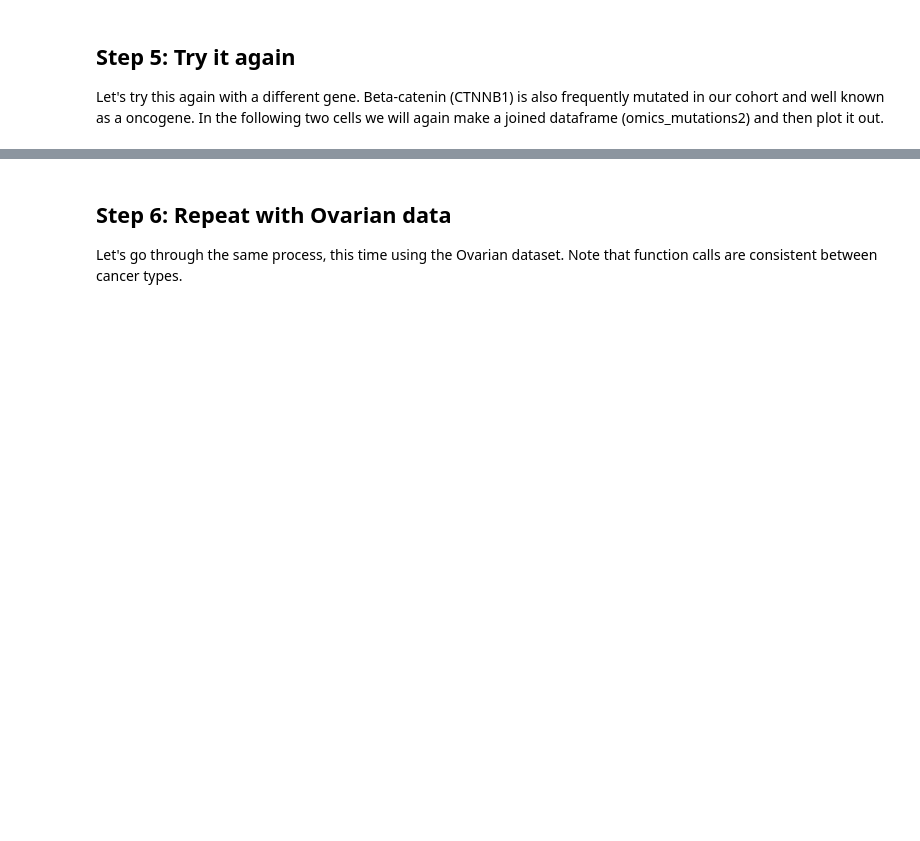
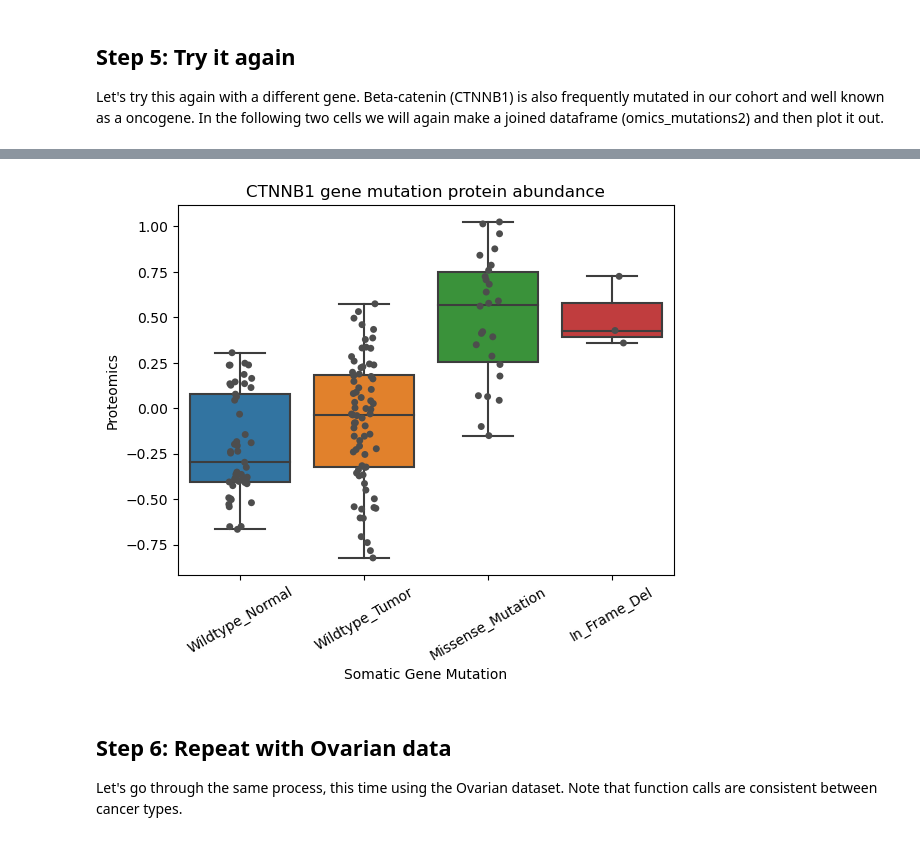
Before and after one commit to PayneLab/cptac, a Jupyter notebook: notebooks/usecase04_mutations_and_omics.ipynb, the cells around one changed output, grey strips where cells are left out. Saved outputs shown, nothing was run; the diff lists cells and outputs as text; code cells hidden in the pictures; blank space fills up the shorter version.

```diff
--- a/notebooks/usecase04_mutations_and_omics.ipynb
+++ b/notebooks/usecase04_mutations_and_omics.ipynb
@@ -87,12 +87,14 @@ KeyError: 'awg'
 # %%
-boxplot2 = sns.boxplot(data=omics_mutations2, x=gene2 + "_Mutation",y=gene2 + "_awg_proteomics",
+boxplot2 = sns.boxplot(data=omics_mutations2, x=gene2 + "_Mutation",y=gene2 + "_umich_proteomics",
                        order=["Wildtype_Normal","Wildtype_Tumor","Missense_Mutation","In_Frame_Del"])
 boxplot2.set_title("CTNNB1 gene mutation protein abundance")
-boxplot2 = sns.stripplot(data=omics_mutations2, x=gene2 + "_Mutation",y=gene2 + "_awg_proteomics",jitter=True,
+boxplot2 = sns.stripplot(data=omics_mutations2, x=gene2 + "_Mutation",y=gene2 + "_umich_proteomics",jitter=True,
                          color=".3", order=["Wildtype_Normal","Wildtype_Tumor","Missense_Mutation","In_Frame_Del"])
 boxplot2.set(xlabel="Somatic Gene Mutation",ylabel="Proteomics")
 boxplot2.set_xticklabels(boxplot2.get_xticklabels(),rotation=30)
 plt.show()
+# %% [output]
+[figure, added]
 # %% [markdown]
 ## Step 6: Repeat with Ovarian data
 
```
Also changed, not shown: parts of 2 cells of this notebook, 6 other files.
